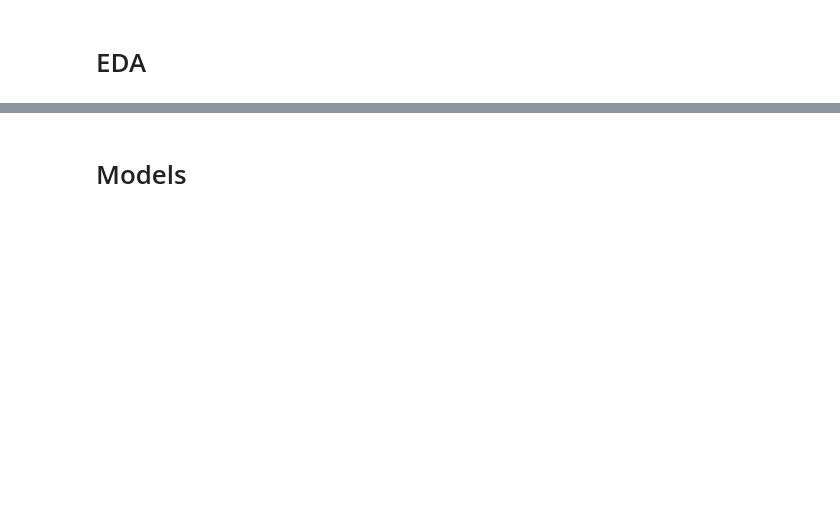
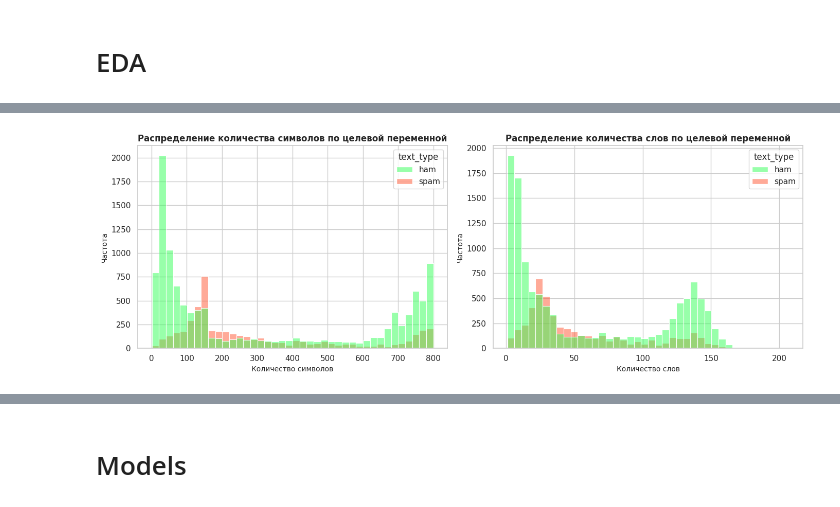
Before and after one commit to diana1915/spam_project, a Jupyter notebook: VK_spam.ipynb, the cells around one changed output, grey strips where cells are left out. Cells and saved outputs as stored; diff of their text form; code cells hidden in the pictures; blank space fills up the shorter version.

```diff
--- a/VK_spam.ipynb
+++ b/VK_spam.ipynb
@@ -16,0 +100,5 @@ test_df = pd.read_csv('/content/drive/MyDrive/VK/test_spam.csv')
+# %%
+# Исследуем числовые характеристики текстов
+df['chars'] = df['text'].apply(len)
+df['words'] = df['text'].apply(lambda x: len(nltk.word_tokenize(x)))
+df['sentence'] = df['text'].apply(lambda x: len(nltk.sent_tokenize(x)))
@@ -16,0 +143,23 @@ test_df = pd.read_csv('/content/drive/MyDrive/VK/test_spam.csv')
+# %%
+# Создание фигуры
+plt.figure(figsize=(14, 5))
+
+# Первый график: распределение длины символов для легитимных и спам-сообщений
+plt.subplot(1, 2, 1)  # 1 строка, 2 столбца, первый график
+sns.histplot(data=df, x='chars', hue='text_type', palette=['#33FF57', '#FF5733'], bins=40)
+plt.xlabel('Количество символов', fontsize=10)
+plt.ylabel('Частота', fontsize=10)
+plt.title('Распределение количества символов по целевой переменной', fontsize=12, fontweight='bold')
+
+# Второй график: распределение количества слов для легитимных и спам-сообщений
+plt.subplot(1, 2, 2)  # 1 строка, 2 столбца, второй график
+sns.histplot(data=df, x='words', hue='text_type', palette=['#33FF57', '#FF5733'], bins=40)
+plt.xlabel('Количество слов', fontsize=10)
+plt.ylabel('Частота', fontsize=10)
+plt.title('Распределение количества слов по целевой переменной', fontsize=12, fontweight='bold')
+
+# Отображение графиков
+plt.tight_layout()
+plt.show()
+# %% [output]
+[figure, added]
```
Also changed, not shown: parts of 36 cells of this notebook.
